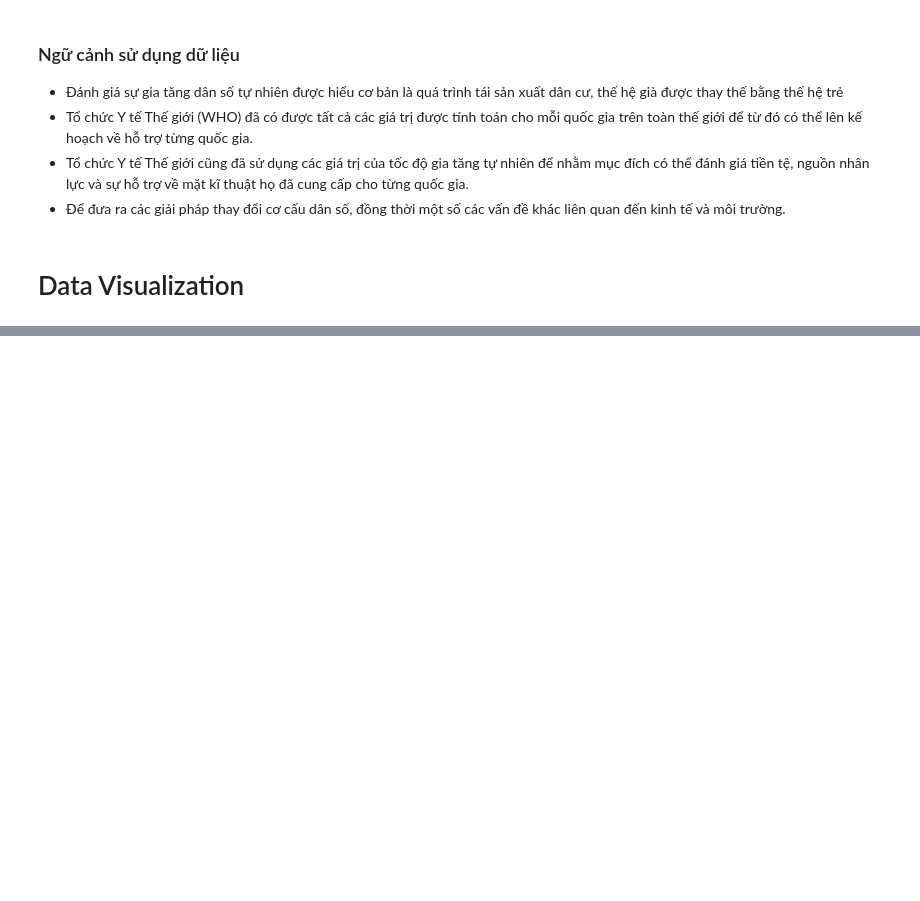
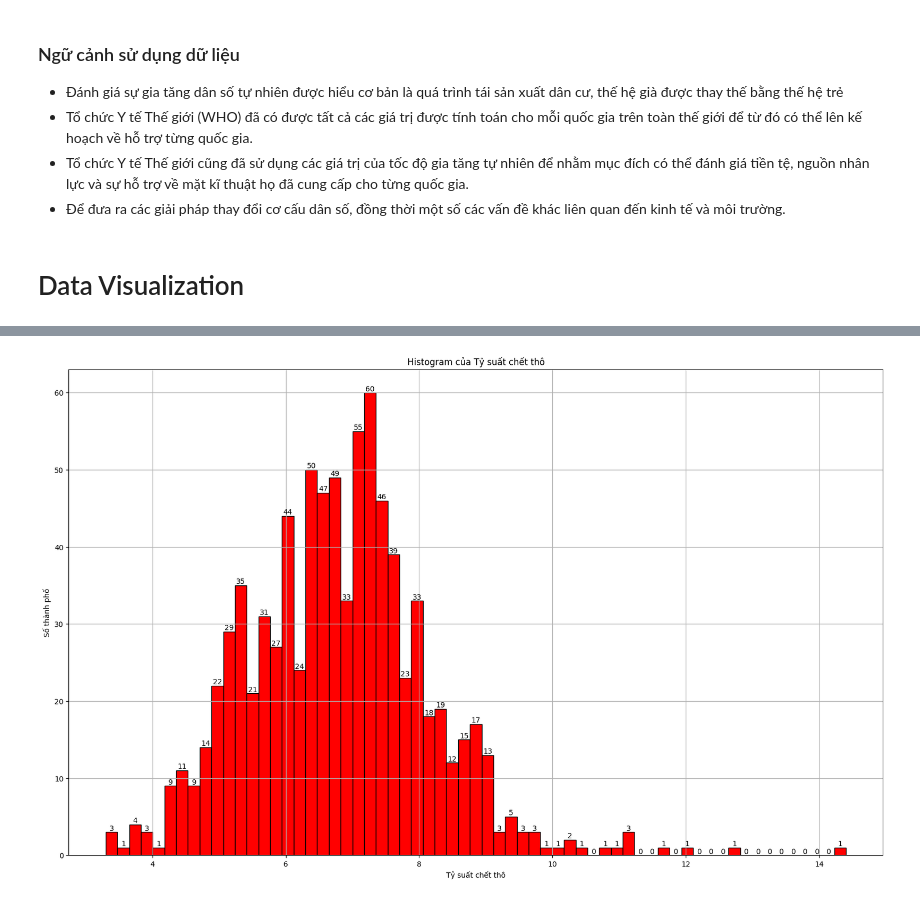
Before and after one commit to chopcolate/CSC14119-Intro2DataScience, a Jupyter notebook: Code.ipynb, the cells around one changed output, grey strips where cells are left out. Cells and saved outputs as stored; diff of their text form; code cells hidden in the pictures; blank space fills up the shorter version.

```diff
--- a/Code.ipynb
+++ b/Code.ipynb
@@ -197,0 +253,14 @@ Dataset gồm có 8 trường dữ liệu được lấy từ trang web
+# %%
+plt.figure(figsize=(20, 12))
+n, bins, patches = plt.hist(final_df['Tỷ suất chết thô'], bins=63, color='red', edgecolor='black')
+for i in range(len(patches)):
+    height = patches[i].get_height()
+    plt.text(patches[i].get_x() + patches[i].get_width() / 2, height,
+             f'{int(height)}', ha='center', va='bottom')
+plt.xlabel('Tỷ suất chết thô')
+plt.ylabel('Số thành phố')
+plt.title('Histogram của Tỷ suất chết thô')
+plt.grid(True)
+plt.show()
+# %% [output]
+[figure, added]
```
Also changed, not shown: parts of 11 cells of this notebook.
